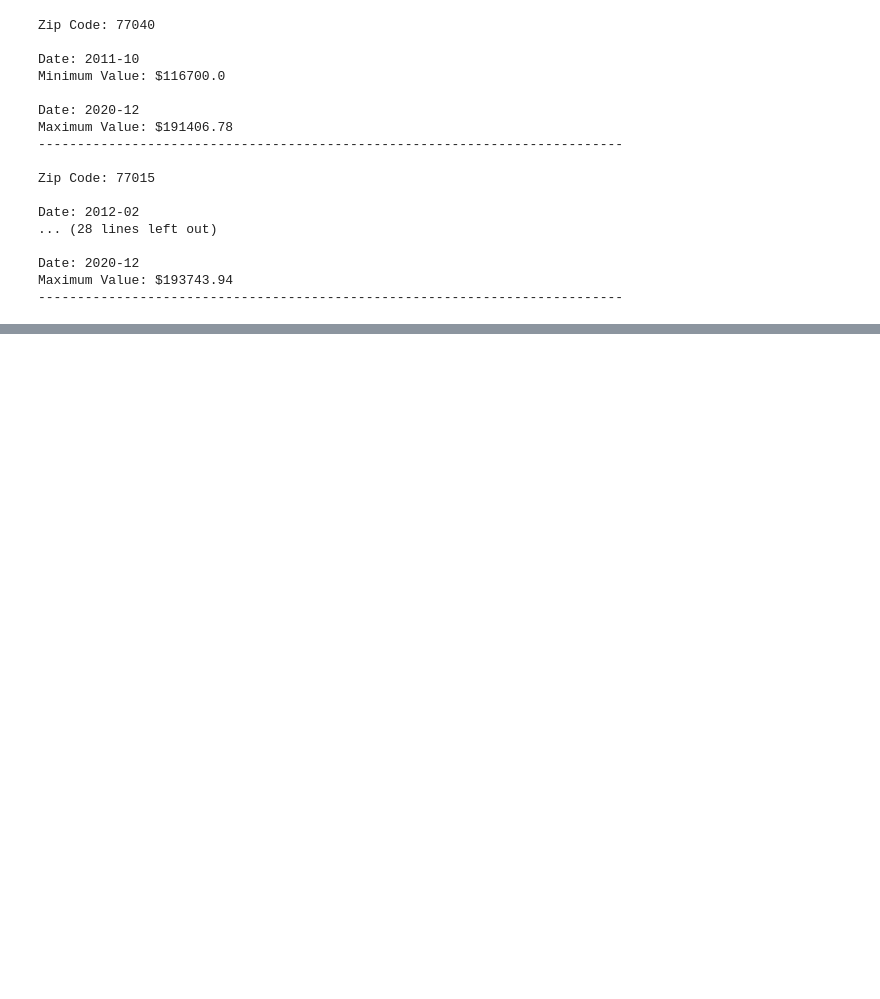
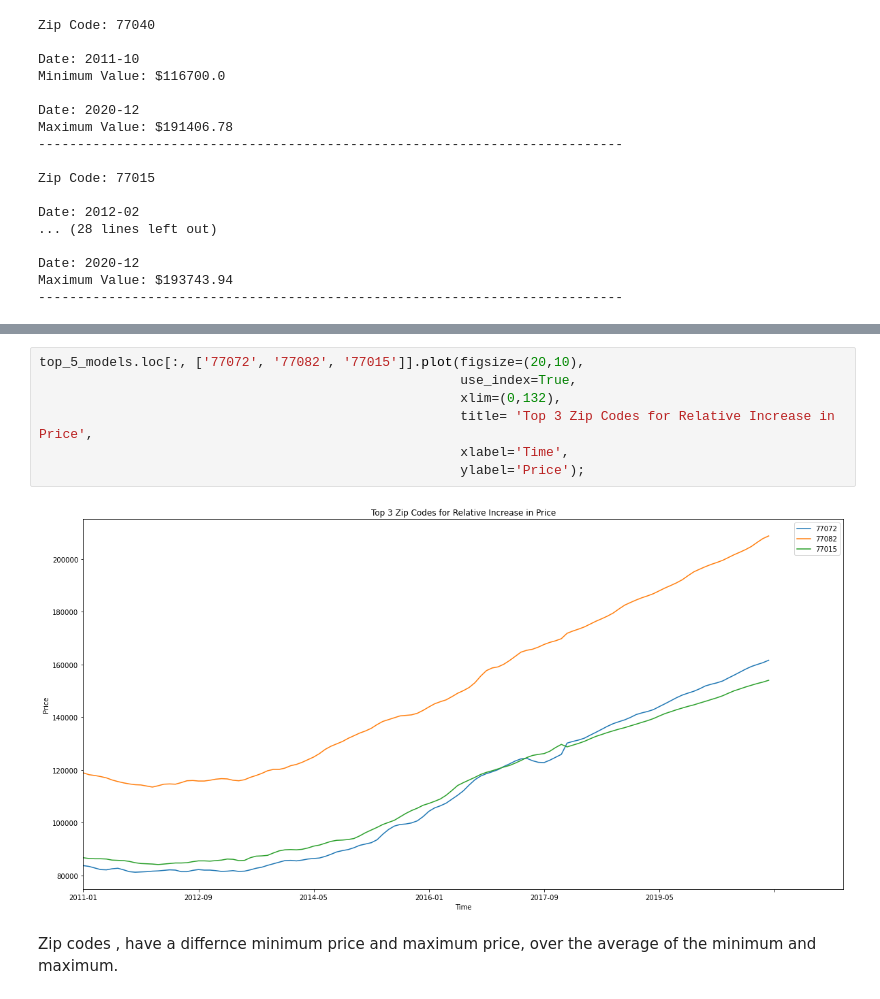
Before and after one commit to Blue723/Housing_Time_Series, a Jupyter notebook: Time_Series_notebook.ipynb, the cells around one changed output, grey strips where cells are left out. Saved outputs shown, nothing was run; the diff lists cells and outputs as text; blank space fills up the shorter version.

```diff
--- a/Time_Series_notebook.ipynb
+++ b/Time_Series_notebook.ipynb
@@ -641,0 +658,11 @@ Maximum Value: $193743.94
+# %%
+top_5_models.loc[:, ['77072', '77082', '77015']].plot(figsize=(20,10),
+                                                      use_index=True,
+                                                      xlim=(0,132),
+                                                      title= 'Top 3 Zip Codes for Relative Increase in Price',
+                                                      xlabel='Time',
+                                                      ylabel='Price');
+# %% [output]
+[figure, added]
+# %% [markdown]
+Zip codes , have a differnce minimum price and maximum price, over the average of the minimum and maximum.
```
Also changed, not shown: parts of 3 cells of this notebook, 8 other files.
